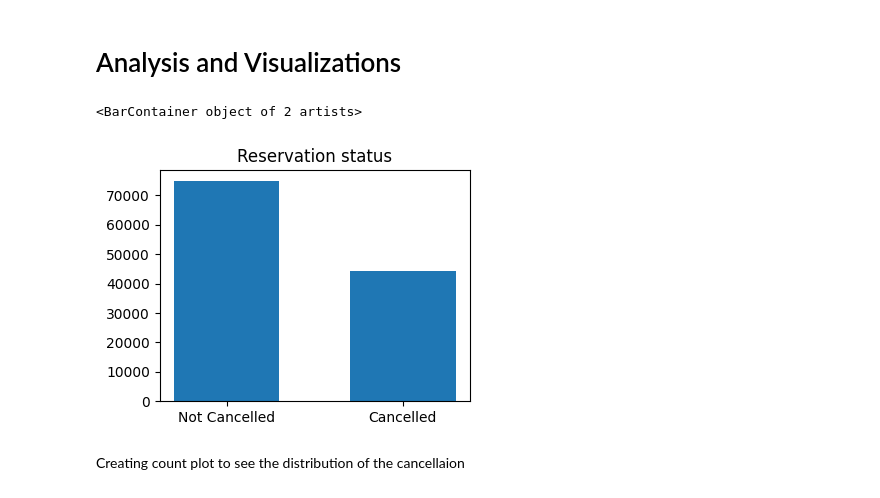
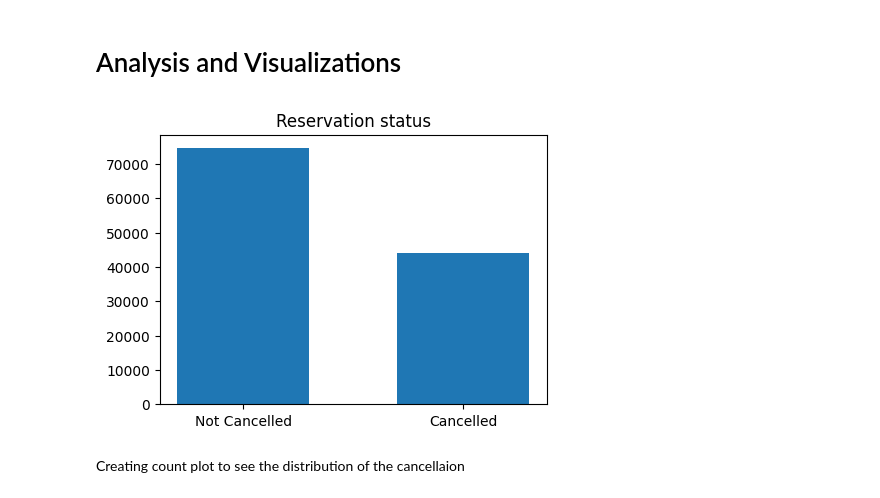
Before and after one commit to mr-ayush-agrawal/HotelReservation, a Jupyter notebook: Analysis.ipynb, the cells around one changed output. Drawn from its saved outputs; the diff is of its cells as text; code cells hidden in the pictures.

```diff
--- a/Analysis.ipynb
+++ b/Analysis.ipynb
@@ -284,16 +284,16 @@ data[data.required_car_parking_spaces > data.adults]
 # %%
 cancellation_perc = data.is_canceled.value_counts(normalize=True) * 100
 # By normalizing it returns Percentage
 
 cancellation_perc
 
 # Creating plot for easy visualization
-plt.figure(figsize=(4,3))
+plt.figure(figsize=(5,3.5))
 plt.title("Reservation status")
 plt.bar(['Not Cancelled', 'Cancelled'],data.is_canceled.value_counts(), width= .6)
+plt.savefig('Images/ReservationStatus.png')
 # %% [output]
-<BarContainer object of 2 artists>
-[figure, old version]
+[figure, new version]
 # %% [markdown]
 Creating count plot to see the distribution of the cancellaion
 # %%
```
Also changed, not shown: parts of 7 cells of this notebook, 7 other files.
